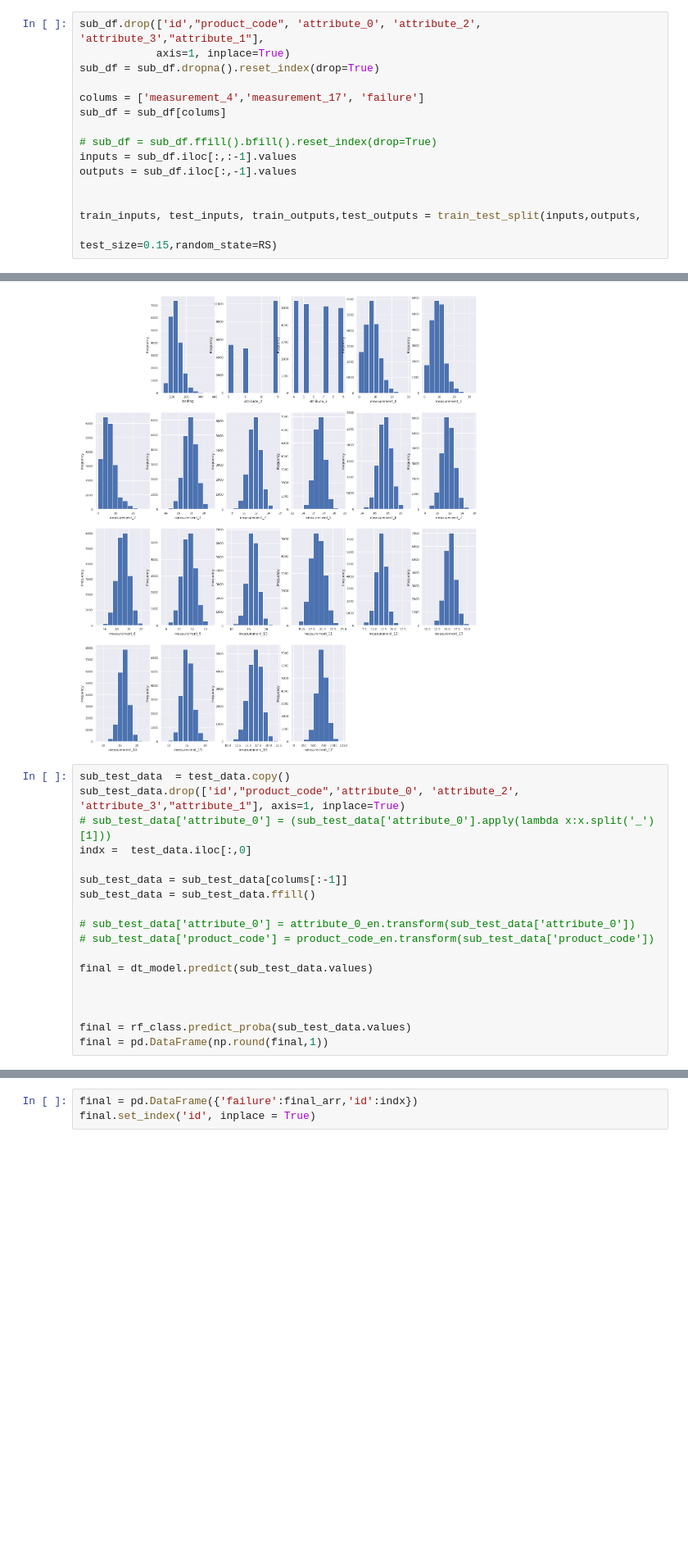
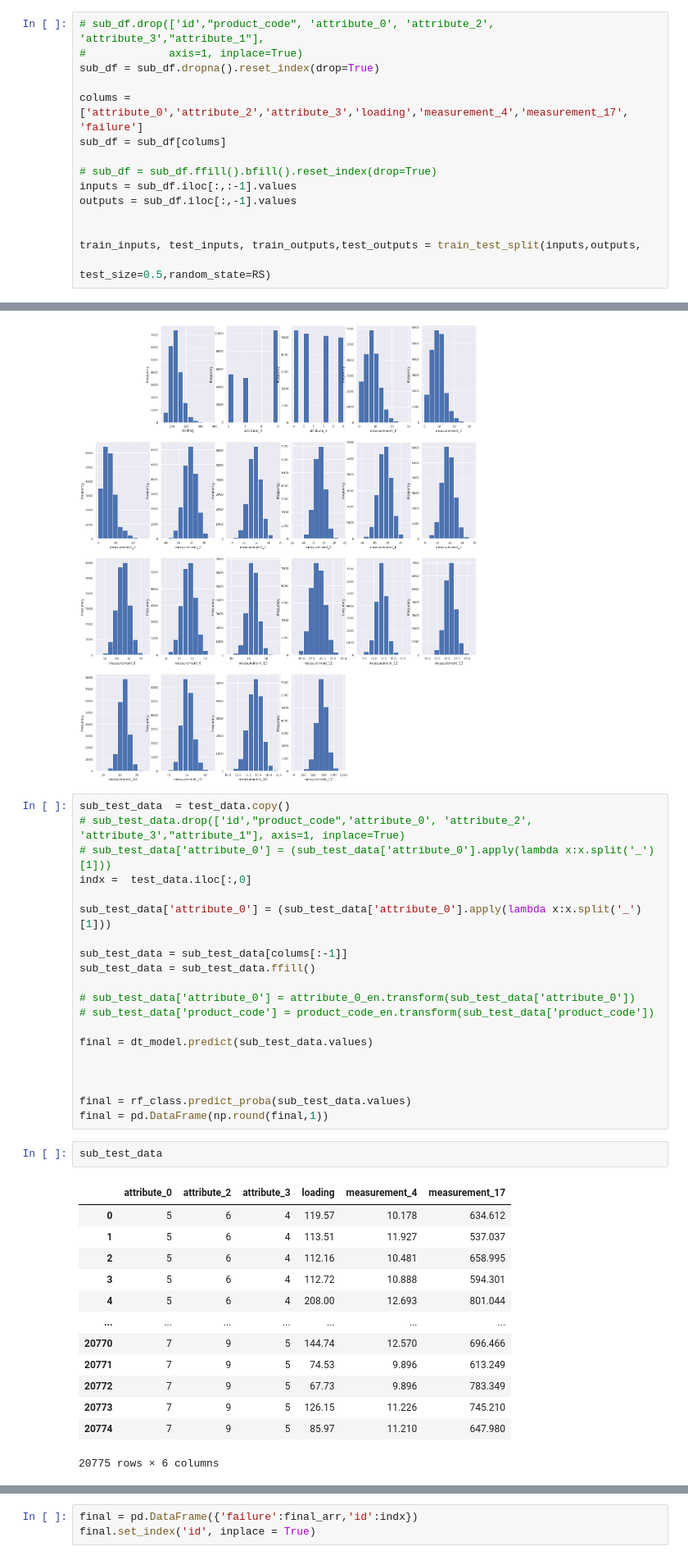
Before and after one commit to indhra/2019, a Jupyter notebook: playgroundseries-aug22.ipynb, the cells around one changed output, grey strips where cells are left out. Shown at 82% size. Saved outputs shown, nothing was run; the diff lists cells and outputs as text; blank space fills up the shorter version.

```diff
--- a/playgroundseries-aug22.ipynb
+++ b/playgroundseries-aug22.ipynb
@@ -383,9 +485,9 @@ sub_df['attribute_0'] = (sub_df['attribute_0'].apply(lambda x:x.split('_')[1]))
 # %%
-sub_df.drop(['id',"product_code", 'attribute_0', 'attribute_2', 'attribute_3',"attribute_1"],
-            axis=1, inplace=True)
+# sub_df.drop(['id',"product_code", 'attribute_0', 'attribute_2', 'attribute_3',"attribute_1"],
+#             axis=1, inplace=True)
 sub_df = sub_df.dropna().reset_index(drop=True)
 
-colums = ['measurement_4','measurement_17', 'failure']
+colums = ['attribute_0','attribute_2','attribute_3','loading','measurement_4','measurement_17', 'failure']
 sub_df = sub_df[colums]
 
 # sub_df = sub_df.ffill().bfill().reset_index(drop=True)
@@ -394,7 +496,7 @@ outputs = sub_df.iloc[:,-1].values
 
 
 train_inputs, test_inputs, train_outputs,test_outputs = train_test_split(inputs,outputs,
-                                                                         test_size=0.15,random_state=RS)
+                                                                         test_size=0.5,random_state=RS)
 # %%
 len(train_inputs)
 train_outputs
@@ -707,9 +810,11 @@ for kol in numerics.columns:
 [figure]
 # %%
 sub_test_data  = test_data.copy()
-sub_test_data.drop(['id',"product_code",'attribute_0', 'attribute_2', 'attribute_3',"attribute_1"], axis=1, inplace=True)
+# sub_test_data.drop(['id',"product_code",'attribute_0', 'attribute_2', 'attribute_3',"attribute_1"], axis=1, inplace=True)
 # sub_test_data['attribute_0'] = (sub_test_data['attribute_0'].apply(lambda x:x.split('_')[1]))
 indx =  test_data.iloc[:,0]
+
+sub_test_data['attribute_0'] = (sub_test_data['attribute_0'].apply(lambda x:x.split('_')[1]))
 
 sub_test_data = sub_test_data[colums[:-1]]
 sub_test_data = sub_test_data.ffill()
@@ -723,6 +828,22 @@ final = dt_model.predict(sub_test_data.values)
 
 final = rf_class.predict_proba(sub_test_data.values)
 final = pd.DataFrame(np.round(final,1))
+# %%
+sub_test_data
+# %% [output]
+|  | attribute_0 | attribute_2 | attribute_3 | loading | measurement_4 | measurement_17 |
+| 0 | 5 | 6 | 4 | 119.57 | 10.178 | 634.612 |
+| 1 | 5 | 6 | 4 | 113.51 | 11.927 | 537.037 |
+| 2 | 5 | 6 | 4 | 112.16 | 10.481 | 658.995 |
+| 3 | 5 | 6 | 4 | 112.72 | 10.888 | 594.301 |
+| 4 | 5 | 6 | 4 | 208.00 | 12.693 | 801.044 |
+| ... | ... | ... | ... | ... | ... | ... |
+| 20770 | 7 | 9 | 5 | 144.74 | 12.570 | 696.466 |
+| 20771 | 7 | 9 | 5 | 74.53 | 9.896 | 613.249 |
+| 20772 | 7 | 9 | 5 | 67.73 | 9.896 | 783.349 |
+| 20773 | 7 | 9 | 5 | 126.15 | 11.226 | 745.210 |
+| 20774 | 7 | 9 | 5 | 85.97 | 11.210 | 647.980 |
+20775 rows × 6 columns
 # %%
 print(final)#['attribute_0'].unique())
 final_arr = final[1].tolist()
```
Also changed, not shown: parts of 15 cells of this notebook.
